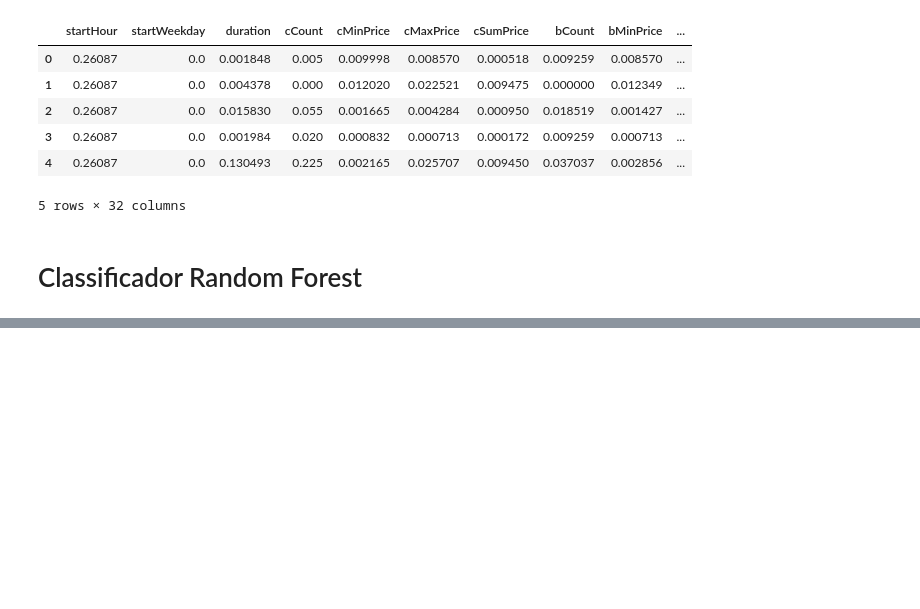
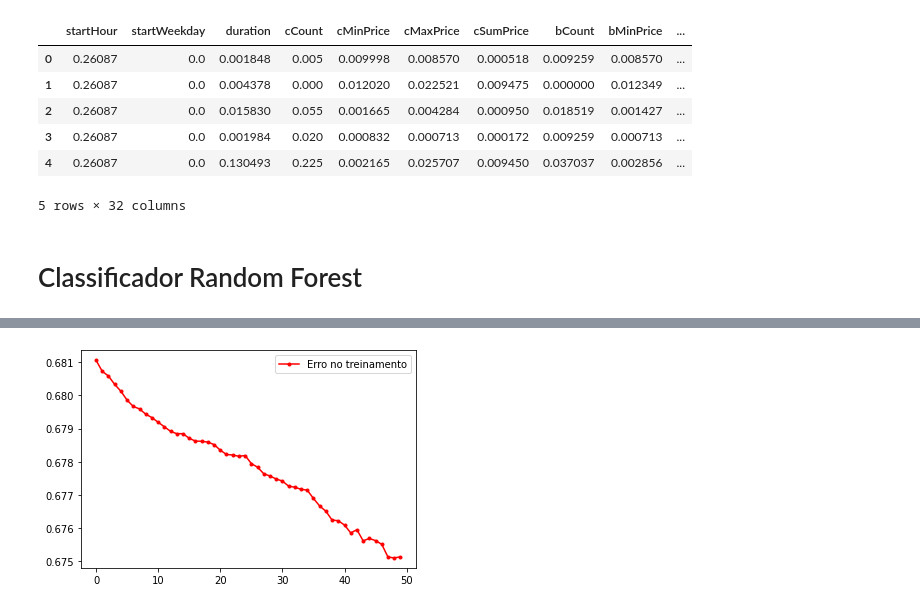
Before and after one commit to UendelC/variable-selection-project, a Jupyter notebook: projeto-2/mlp_nn_model.ipynb, the cells around one changed output, grey strips where cells are left out. Saved outputs shown, nothing was run; the diff lists cells and outputs as text; code cells hidden in the pictures; blank space fills up the shorter version.

```diff
--- a/projeto-2/mlp_nn_model.ipynb
+++ b/projeto-2/mlp_nn_model.ipynb
@@ -177,0 +169,95 @@ Especificidade: 0.6541242937853108
+# %%
+# Classificador Rede Neural MLP
+
+input_neuron, hidden_neuron, output_neuron = X.shape[-1], X.shape[-1]*3, 1
+
+mlp = Sequential([
+    InputLayer(input_neuron),
+    Dense(hidden_neuron, activation="relu"),
+    Dense(output_neuron, activation="sigmoid")
+])
+
+mlp.summary()
+
+mlp.compile(optimizer="adam", loss="binary_crossentropy")
+
+X = TRN_X
+y = TRN_Y
+
+kf = KFold(n_splits=10, random_state=42, shuffle=True)
+split_num = 1
+for train_index, test_index in kf.split(X):
+    print("\nNÚMERO DO SPLIT:", split_num)
+    split_num += 1
+    X_train, X_test = X.iloc[train_index], X.iloc[test_index]
+    y_train, y_test = y.iloc[train_index], y.iloc[test_index]
+
+    batch_size = 8
+    Log = mlp.fit(X_train, y_train, batch_size=batch_size, epochs=50, shuffle=False)
+
+    fig, ax = plt.subplots()
+    ax.plot(Log.history["loss"],'r', marker='.', label="Erro no treinamento")
+    ax.legend()
+    plt.show()
+
+    y_pred = mlp.predict(X_test)
+
+    cm = confusion_matrix(y_test, np.round(abs(y_pred)))
+    df_cm = pd.DataFrame(cm)
+
+    df_cm = df_cm[[1, 0]]
+    df_cm = df_cm.sort_index( ascending = False )
+    print("Matriz de Confusão (linhas = real | colunas = previsto):\n", df_cm)
+
+    # Verdadeiro positivo
+    a = df_cm.iloc[0,0]
+    # Falso positivo
+    b = df_cm.iloc[1,0]
+    # Falso negativo
+    c = df_cm.iloc[0, 1]
+    # Verdadeiro negativo
+    d = df_cm.iloc[1, 1]
+
+    # Calculando a acurácia do modelo
+    acuracia = (a + d) / (a + b + c + d)
+    print("Acuracia:", acuracia)
+
+    # Calculando a precisão do modelo
+    precisao = a / (a + b)
+    print("Precisão:", precisao)
+
+    # Calculando a sensibilidade do modelo
+    sensibilidade = a / (a + c)
+    print("Sensibilidade:", sensibilidade)
+
+    # Calculando a especificidade do modelo
+    especificidade = d / (b + d)
+    print("Especificidade:", especificidade)
+
+    # Calculando a área sob a curva ROC
+    roc_auc = roc_auc_score(y_test, y_pred)
+    print("Área sob a curva ROC:", roc_auc)
+
+    ##Gerando o gráfico da área sob a curva ROC
+    fpr, tpr, _ = metrics.roc_curve(y_test, y_pred)
+    plt.title('Receiver Operating Characteristic')
+    plt.plot(fpr, tpr, 'b', label = 'AUC = %0.3f' % roc_auc)
+    plt.legend(loc = 'lower right')
+    plt.plot([0, 1], [0, 1],'r--')
+    plt.xlim([0, 1])
+    plt.ylim([0, 1])
+    plt.ylabel('True Positive Rate')
+    plt.xlabel('False Positive Rate')
+    plt.show()
+
+##Gerando a base de predição
+Log_y_pred_mean_drop_replacing = Log_mean_drop_replacing.predict(session_test_X_mean_drop_replacing)
+
+##Salvando o modelo de predição
+path = 'data'
+if not os.path.exists(path):
+    os.mkdir(path)
+
+DF_Log_y_pred_drop_mean_replacing = pd.DataFrame(np.round(abs(Log_y_pred_drop_mean_replacing)))
+DF_Log_y_pred_drop_mean_replacing.to_csv(f"{path}/session_predict_y_mean_drop_replacing", sep=',', encoding='utf-8')
+# %% [output]
@@ -177,0 +297 @@ Especificidade: 0.6541242937853108
+[figure, added]
```
Also changed, not shown: parts of 3 cells of this notebook, 1 other file.
